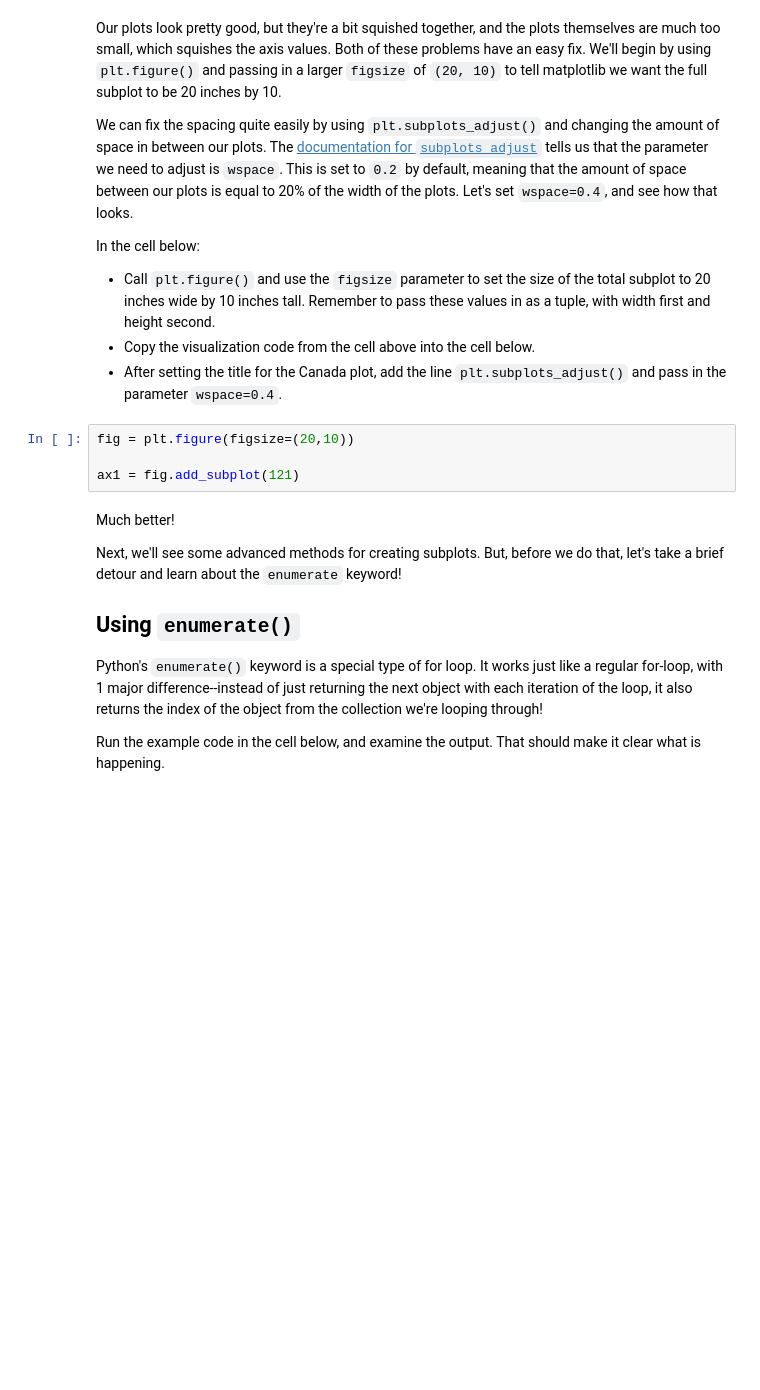
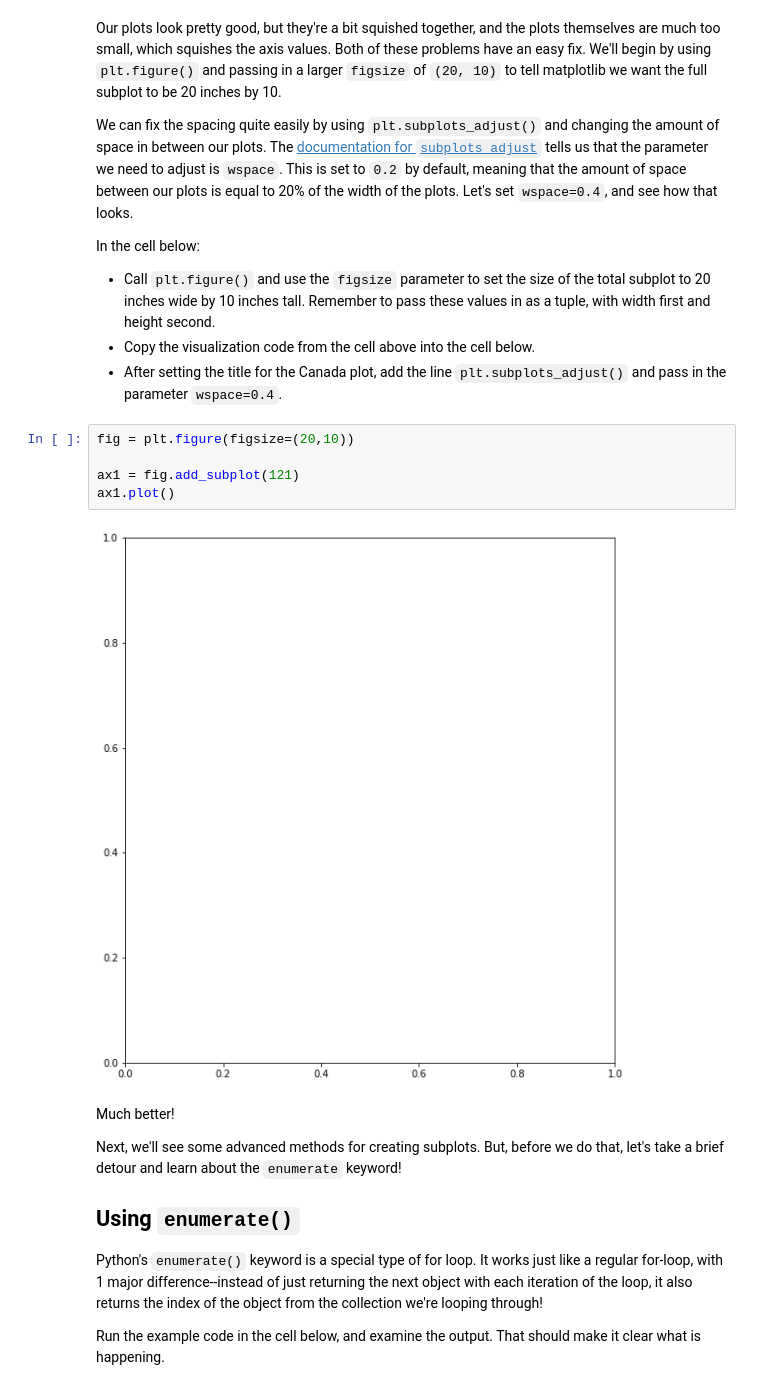
Before and after one commit to jmt0221/dsc-subplots-and-enumeration-lab-nyc-ds-082619, a Jupyter notebook: index.ipynb, the cells around one changed output. Cells and saved outputs as stored; diff of their text form; blank space fills up the shorter version.

```diff
--- a/index.ipynb
+++ b/index.ipynb
@@ -130,7 +130,10 @@ In the cell below:
 # %%
 fig = plt.figure(figsize=(20,10))
 
 ax1 = fig.add_subplot(121)
+ax1.plot()
+# %% [output]
+[figure, added]
 # %% [markdown]
 Much better!
 
```
